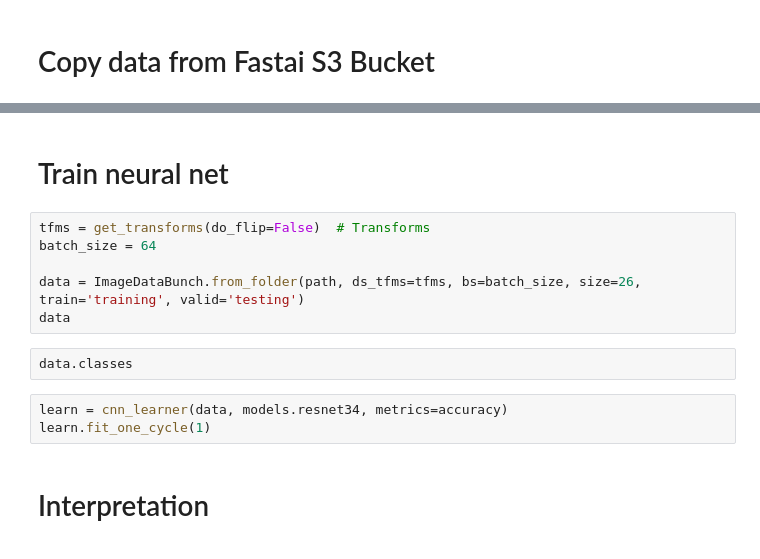
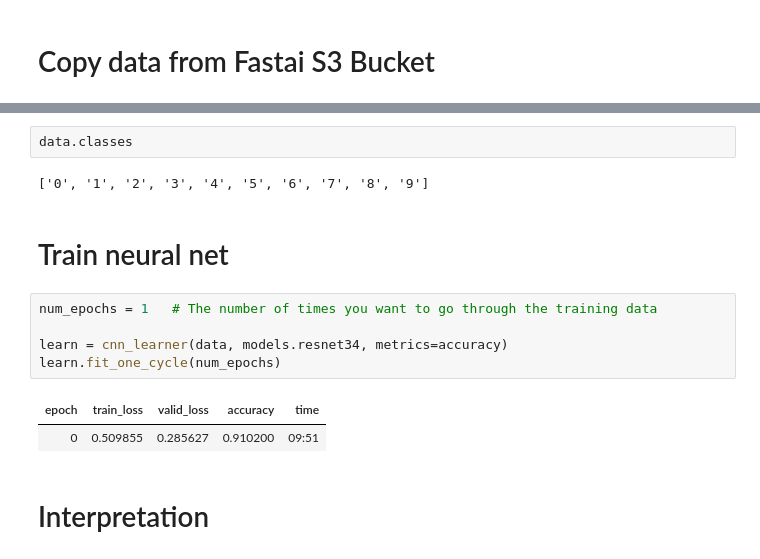
Before and after one commit to mistynodine/PythonModules, a Jupyter notebook: APUG_2020Feb18/APUG_FastAI_2020Feb18.ipynb, the cells around one changed output, grey strips where cells are left out. Saved outputs shown, nothing was run; the diff lists cells and outputs as text.

```diff
--- a/APUG_2020Feb18/APUG_FastAI_2020Feb18.ipynb
+++ b/APUG_2020Feb18/APUG_FastAI_2020Feb18.ipynb
@@ -45,16 +101,17 @@ data.show_batch()
+# %%
+data.classes
+# %% [output]
+['0', '1', '2', '3', '4', '5', '6', '7', '8', '9']
 # %% [markdown]
 # Train neural net
-# %%
-tfms = get_transforms(do_flip=False)  # Transforms
-batch_size = 64
-
-data = ImageDataBunch.from_folder(path, ds_tfms=tfms, bs=batch_size, size=26, train='training', valid='testing')
-data
-# %%
-data.classes
 # %%
+num_epochs = 1   # The number of times you want to go through the training data
+
 learn = cnn_learner(data, models.resnet34, metrics=accuracy)
-learn.fit_one_cycle(1)
+learn.fit_one_cycle(num_epochs)
+# %% [output]
+| epoch | train_loss | valid_loss | accuracy | time |
+| 0 | 0.509855 | 0.285627 | 0.910200 | 09:51 |
 # %% [markdown]
 # Interpretation
 # %%
```
Also changed, not shown: parts of 11 cells of this notebook.
